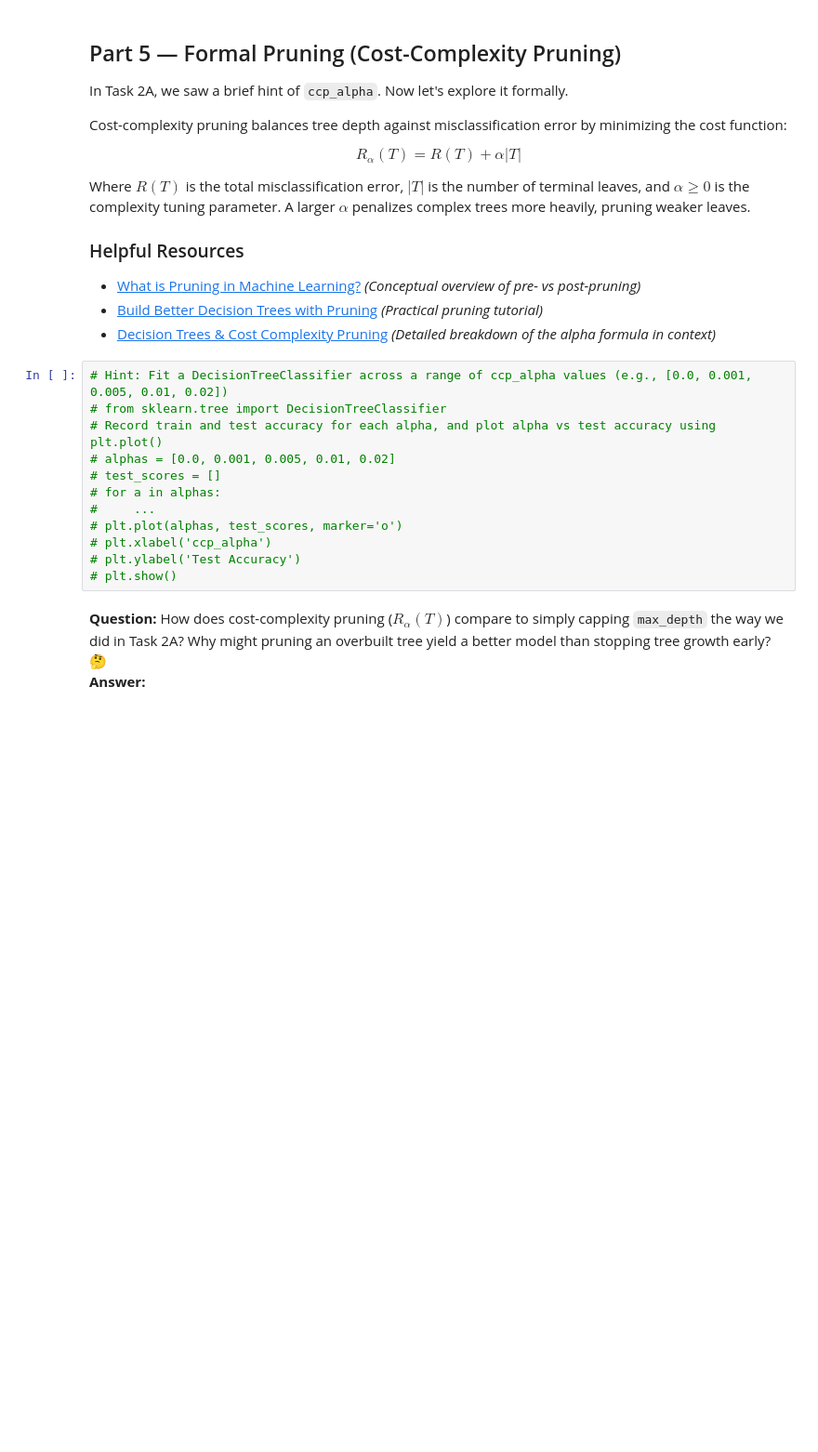
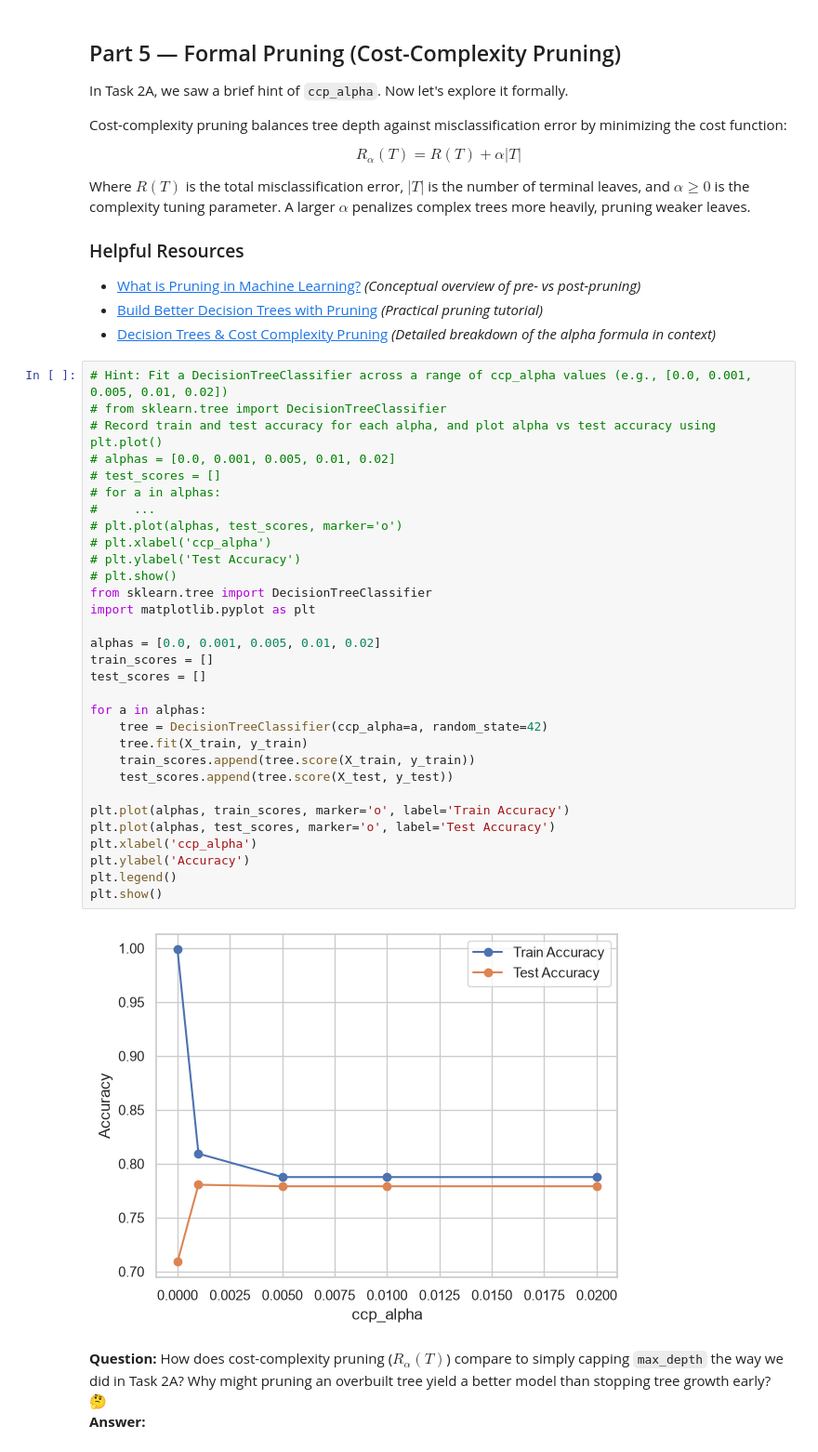
Before and after one commit to VenusCrazy/AryanM_LP_Synapse-26, a Jupyter notebook: Task 2/SynapseTask_LP_2B.ipynb, the cells around one changed output. Shown at 93% size. Cells and saved outputs as stored; diff of their text form; blank space fills up the shorter version.

```diff
--- a/Task 2/SynapseTask_LP_2B.ipynb
+++ b/Task 2/SynapseTask_LP_2B.ipynb
@@ -475,15 +492,36 @@ Where $R(T)$ is the total misclassification error, $|T|$ is the number of termin
 # %%
 # Hint: Fit a DecisionTreeClassifier across a range of ccp_alpha values (e.g., [0.0, 0.001, 0.005, 0.01, 0.02])
 # from sklearn.tree import DecisionTreeClassifier
 # Record train and test accuracy for each alpha, and plot alpha vs test accuracy using plt.plot()
 # alphas = [0.0, 0.001, 0.005, 0.01, 0.02]
 # test_scores = []
 # for a in alphas:
 #     ...
 # plt.plot(alphas, test_scores, marker='o')
 # plt.xlabel('ccp_alpha')
 # plt.ylabel('Test Accuracy')
 # plt.show()
+from sklearn.tree import DecisionTreeClassifier
+import matplotlib.pyplot as plt
+
+alphas = [0.0, 0.001, 0.005, 0.01, 0.02]
+train_scores = []
+test_scores = []
+
+for a in alphas:
+    tree = DecisionTreeClassifier(ccp_alpha=a, random_state=42)
+    tree.fit(X_train, y_train)
+    train_scores.append(tree.score(X_train, y_train))
+    test_scores.append(tree.score(X_test, y_test))
+
+plt.plot(alphas, train_scores, marker='o', label='Train Accuracy')
+plt.plot(alphas, test_scores, marker='o', label='Test Accuracy')
+plt.xlabel('ccp_alpha')
+plt.ylabel('Accuracy')
+plt.legend()
+plt.show()
+# %% [output]
+[figure, added]
 # %% [markdown]
 **Question:** How does cost-complexity pruning ($R_\alpha(T)$) compare to simply capping `max_depth` the way we did in Task 2A? Why might pruning an overbuilt tree yield a better model than stopping tree growth early? 🤔
 **Answer:**
```
Also changed, not shown: parts of 8 cells of this notebook.
